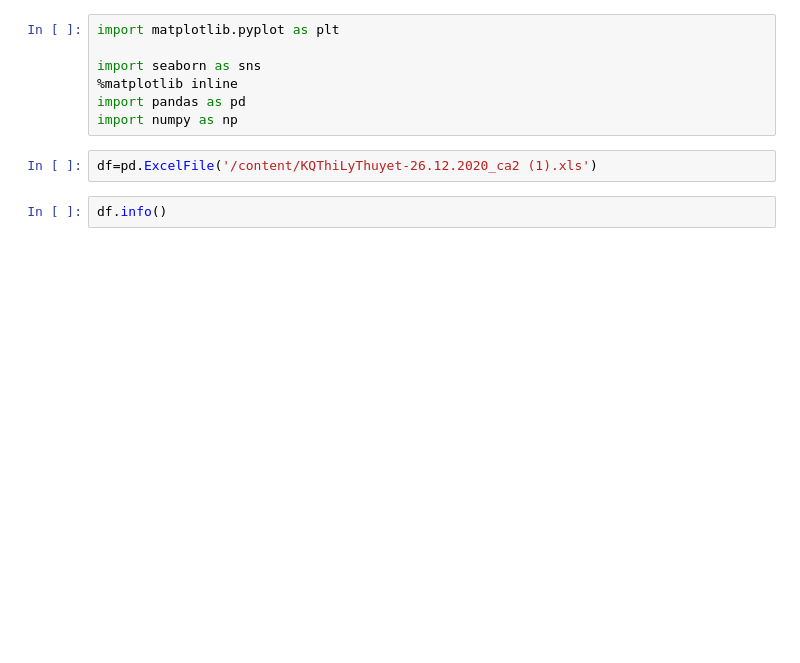
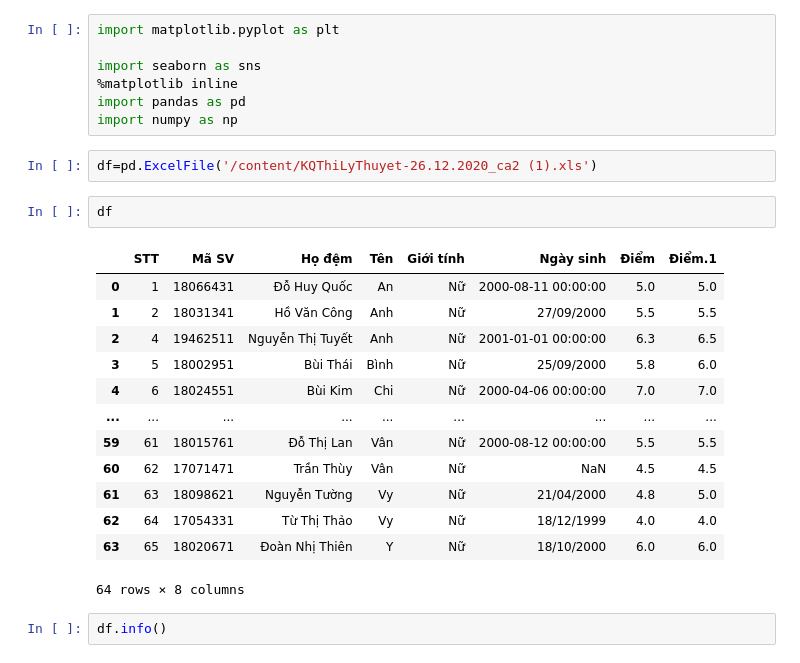
Before and after one commit to huyentrangc11/huyentrang, a Jupyter notebook: TranThiHuyenTrang_16068281.ipynb, the cells around one changed output. Saved outputs shown, nothing was run; the diff lists cells and outputs as text; blank space fills up the shorter version.

```diff
--- a/TranThiHuyenTrang_16068281.ipynb
+++ b/TranThiHuyenTrang_16068281.ipynb
@@ -11,6 +11,22 @@ import pandas as pd
 import numpy as np
 # %%
 df=pd.ExcelFile('/content/KQThiLyThuyet-26.12.2020_ca2 (1).xls')
+# %%
+df
+# %% [output]
+|  | STT | Mã SV | Họ đệm | Tên | Giới tính | Ngày sinh | Điểm | Điểm.1 |
+| 0 | 1 | 18066431 | Đỗ Huy Quốc | An | Nữ | 2000-08-11 00:00:00 | 5.0 | 5.0 |
+| 1 | 2 | 18031341 | Hồ Văn Công | Anh | Nữ | 27/09/2000 | 5.5 | 5.5 |
+| 2 | 4 | 19462511 | Nguyễn Thị Tuyết | Anh | Nữ | 2001-01-01 00:00:00 | 6.3 | 6.5 |
+| 3 | 5 | 18002951 | Bùi Thái | Bình | Nữ | 25/09/2000 | 5.8 | 6.0 |
+| 4 | 6 | 18024551 | Bùi Kim | Chi | Nữ | 2000-04-06 00:00:00 | 7.0 | 7.0 |
+| ... | ... | ... | ... | ... | ... | ... | ... | ... |
+| 59 | 61 | 18015761 | Đỗ Thị Lan | Vân | Nữ | 2000-08-12 00:00:00 | 5.5 | 5.5 |
+| 60 | 62 | 17071471 | Trần Thùy | Vân | Nữ | NaN | 4.5 | 4.5 |
+| 61 | 63 | 18098621 | Nguyễn Tường | Vy | Nữ | 21/04/2000 | 4.8 | 5.0 |
+| 62 | 64 | 17054331 | Từ Thị Thảo | Vy | Nữ | 18/12/1999 | 4.0 | 4.0 |
+| 63 | 65 | 18020671 | Đoàn Nhị Thiên | Y | Nữ | 18/10/2000 | 6.0 | 6.0 |
+64 rows × 8 columns
 # %%
 df.info()
 # %% [output]
```
Also changed, not shown: parts of 2 cells of this notebook.
